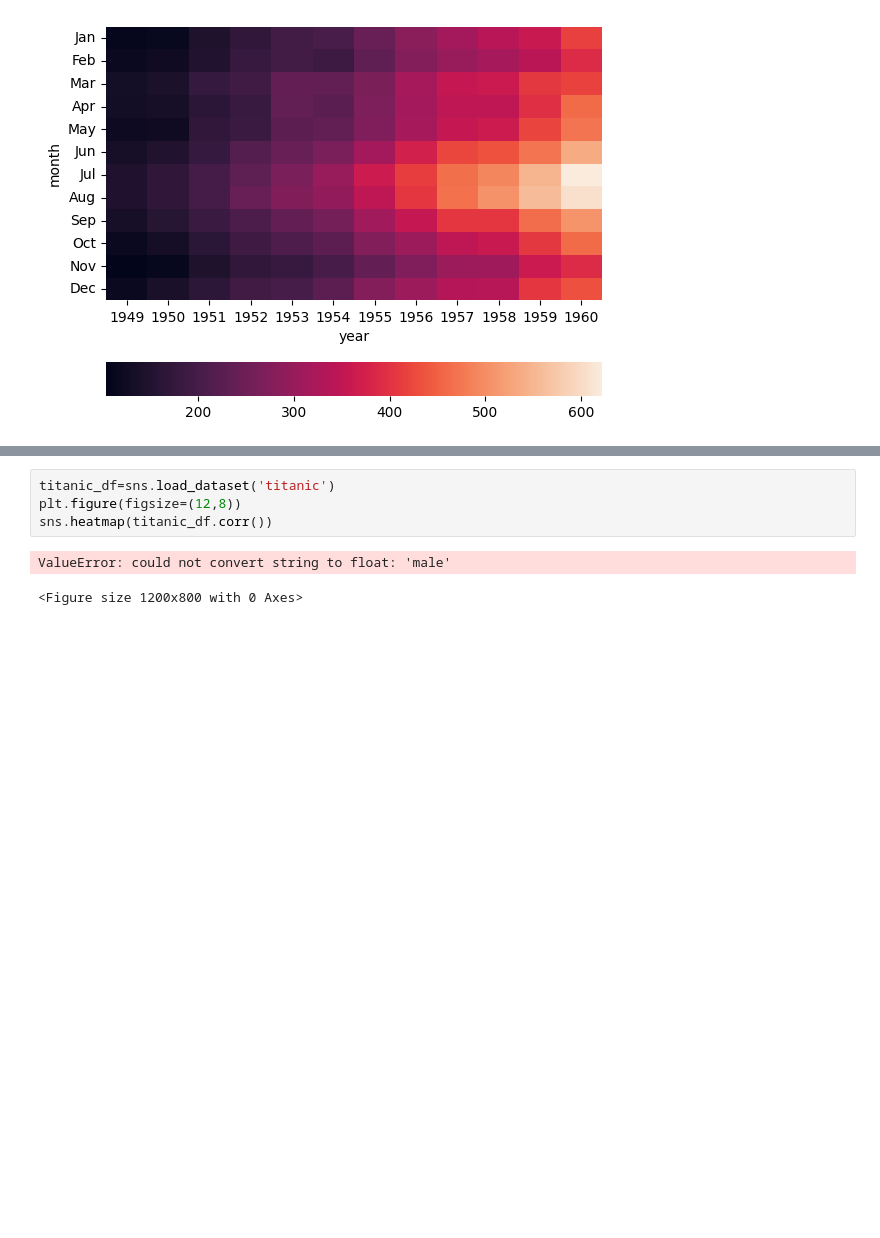
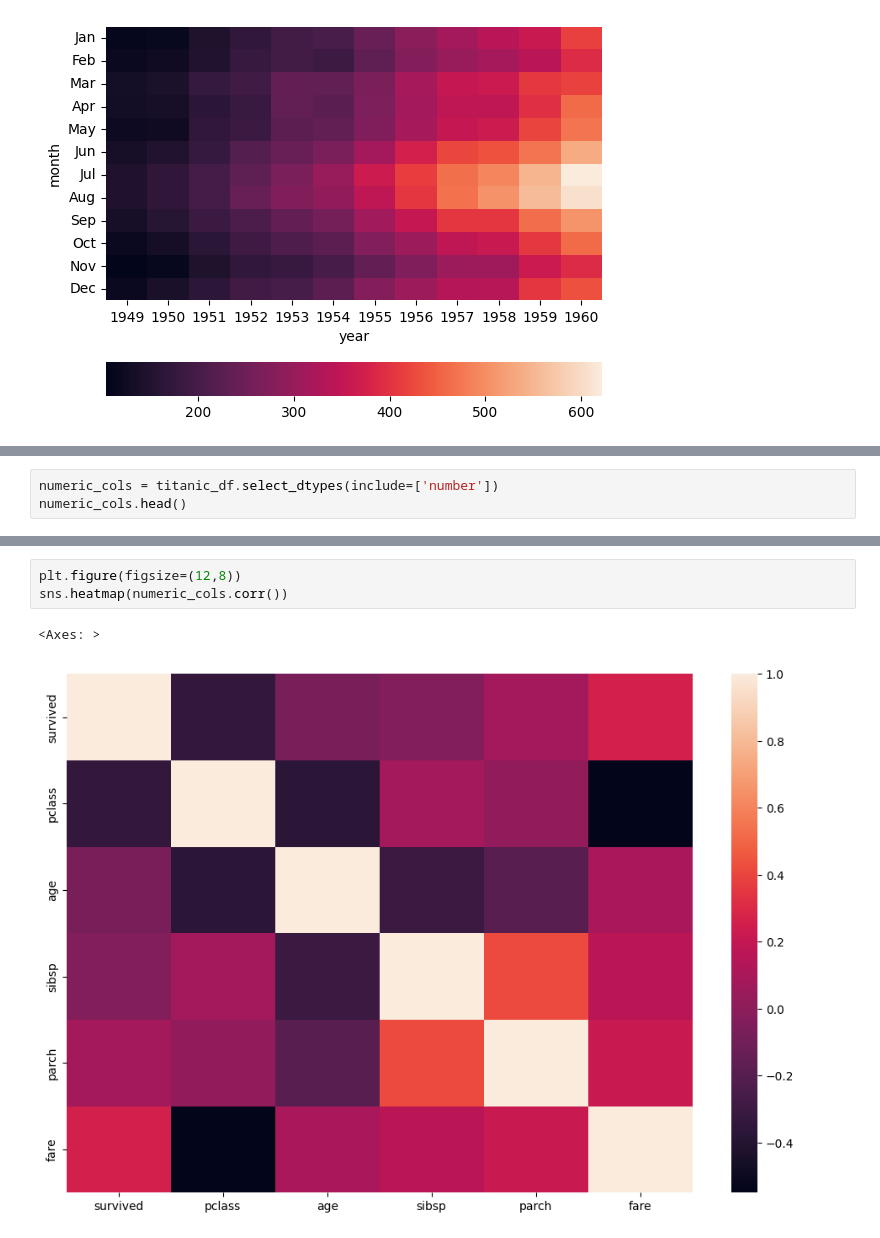
Before and after one commit to Ritika-K7/Data-Analysis-Visualisation, a Jupyter notebook: Seaborn.ipynb, the cells around one changed output, grey strips where cells are left out. Cells and saved outputs as stored; diff of their text form; blank space fills up the shorter version.

Commit message:
heatmaps

```diff
--- a/Seaborn.ipynb
+++ b/Seaborn.ipynb
@@ -574,0 +571,3 @@ AttributeError: 'DataFrame' object has no attribute 'select_dtype'
+# %%
+numeric_cols = titanic_df.select_dtypes(include=['number'])
+numeric_cols.head()
@@ -575,7 +591,6 @@ AttributeError: 'DataFrame' object has no attribute 'select_dtype'
 # %%
-titanic_df=sns.load_dataset('titanic')
 plt.figure(figsize=(12,8))
-sns.heatmap(titanic_df.corr())
+sns.heatmap(numeric_cols.corr())
 # %% [output]
-ValueError: could not convert string to float: 'male'
+<Axes: >
-<Figure size 1200x800 with 0 Axes>
+[figure, added]
```
Also changed, not shown: parts of 8 cells of this notebook.
